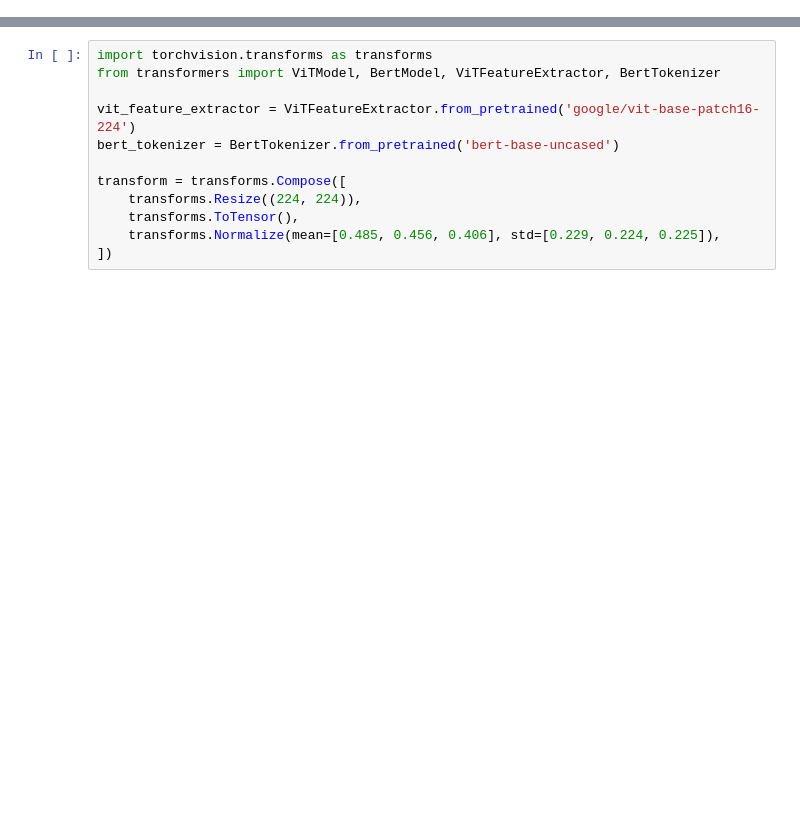
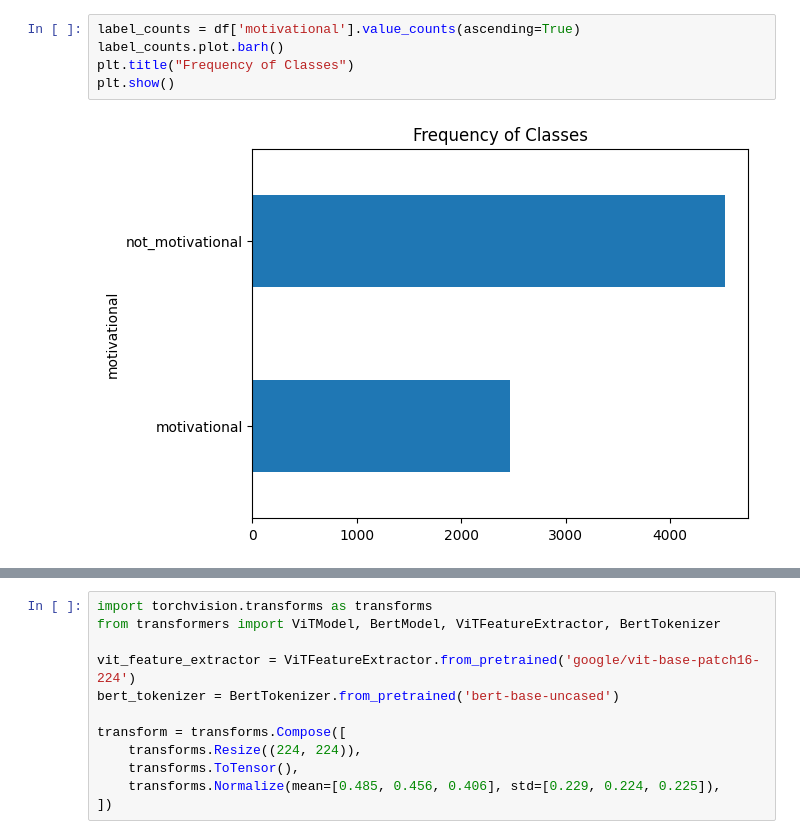
Before and after one commit to OPpandu/Sentiment-Analysis, a Jupyter notebook: MEME_Sentiment/train_eval.ipynb, the cells around one changed output, grey strips where cells are left out. Drawn from its saved outputs; the diff is of its cells as text; blank space fills up the shorter version.

```diff
--- a/MEME_Sentiment/train_eval.ipynb
+++ b/MEME_Sentiment/train_eval.ipynb
@@ -14,0 +60,7 @@ df = pd.read_csv(csv_path)
+# %%
+label_counts = df['motivational'].value_counts(ascending=True)
+label_counts.plot.barh()
+plt.title("Frequency of Classes")
+plt.show()
+# %% [output]
+[figure, added]
```
Also changed, not shown: parts of 17 cells of this notebook, 2 other files.
